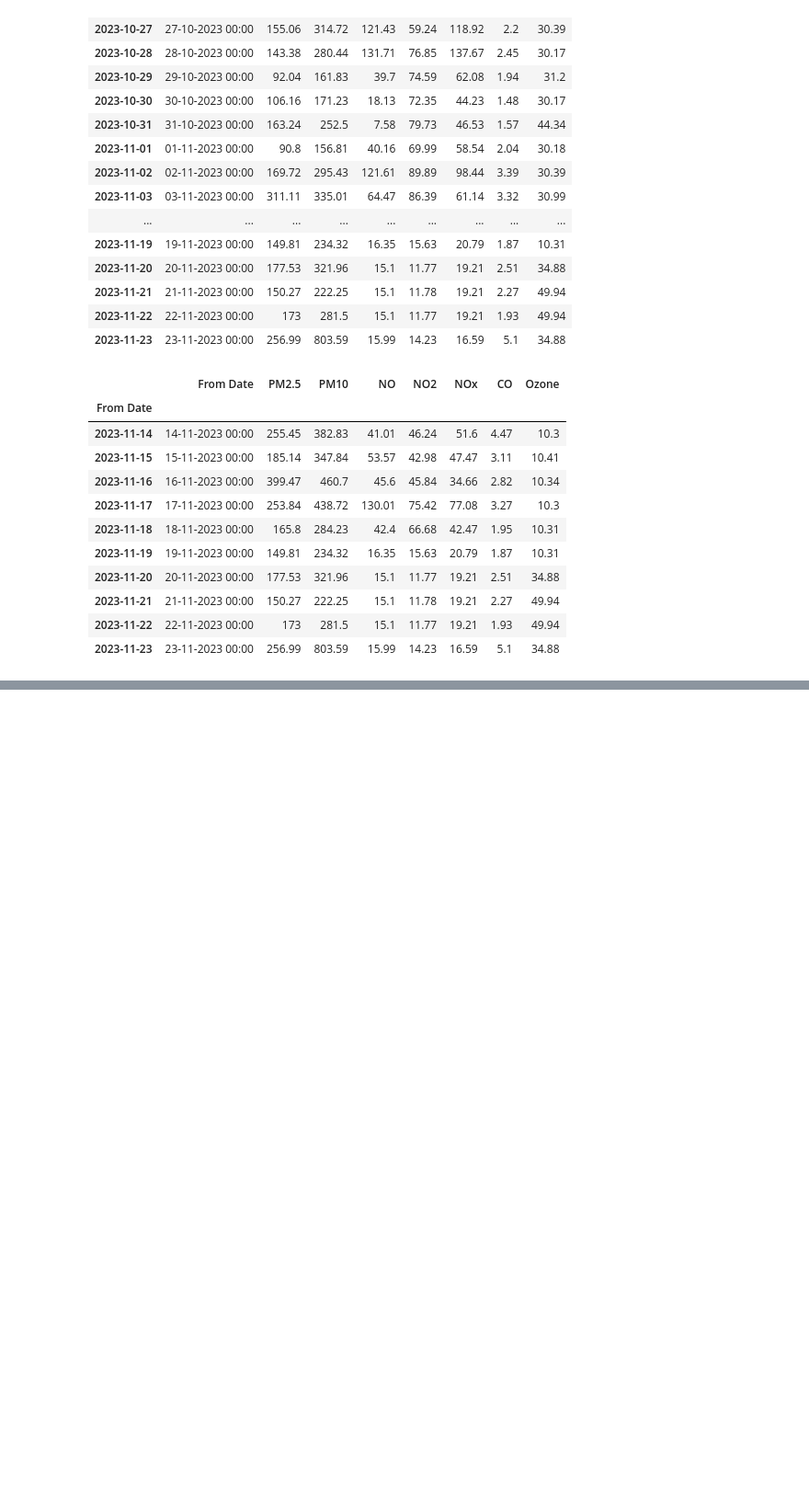
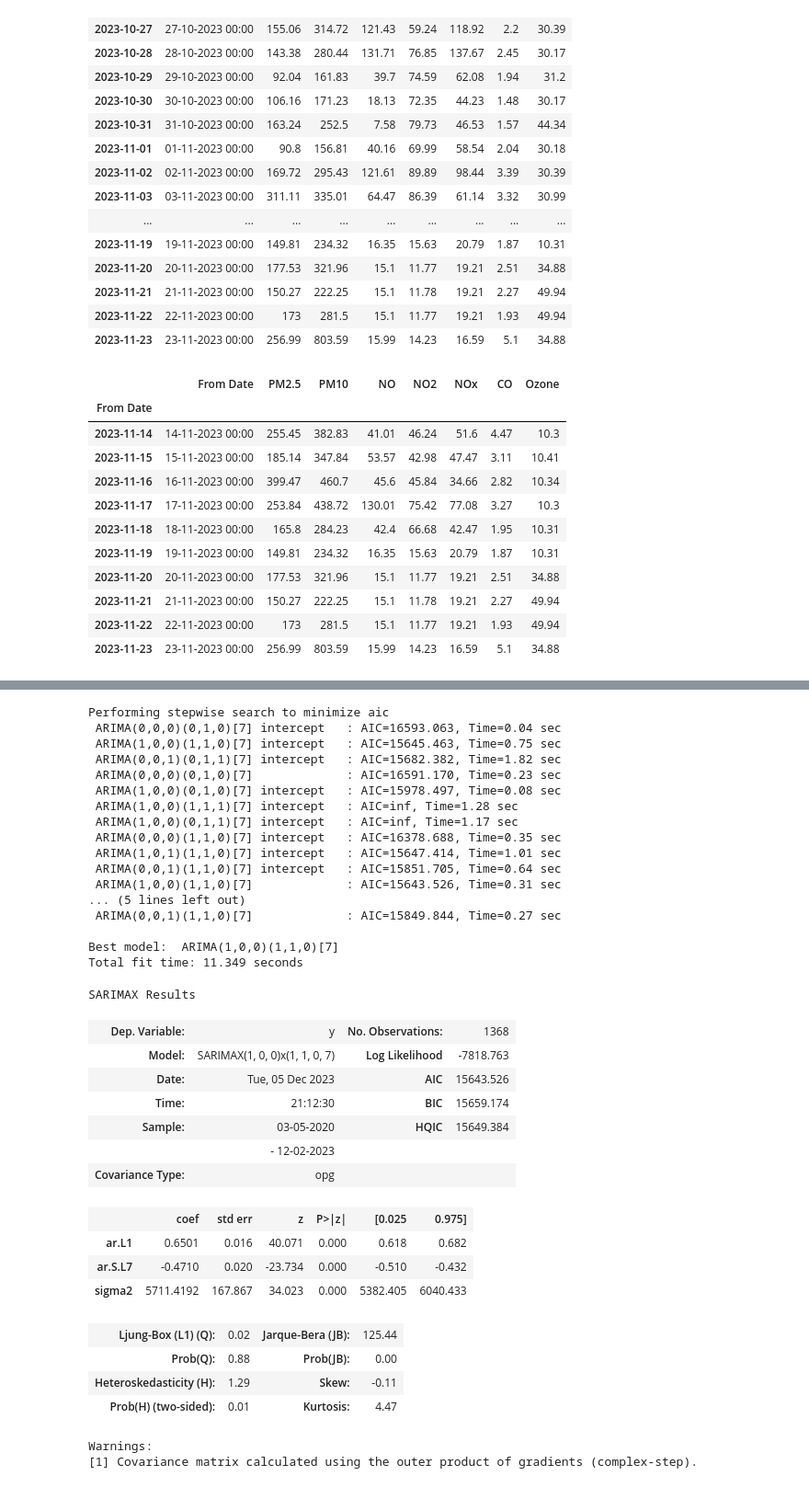
Before and after one commit to Bomma-Pranay/Analysing-Air-Quality-Index-using-Machine-Learning, a Jupyter notebook: ipynotebooks/Forecasting_time_series/scratch1.ipynb, the cells around one changed output, grey strips where cells are left out. Shown at 92% size. Cells and saved outputs as stored; diff of their text form; code cells hidden in the pictures; blank space fills up the shorter version.

Commit message:
tested various models and added retrain model function

```diff
--- a/ipynotebooks/Forecasting_time_series/scratch1.ipynb
+++ b/ipynotebooks/Forecasting_time_series/scratch1.ipynb
@@ -183,0 +203,6 @@ sector_51[datetime(2023,11,14):]
+# %%
+df.set_index('Date', inplace=True)
+# %%
+df.drop(columns=['Unnamed: 0'], inplace=True)
+# %%
+df.index = pd.to_datetime(df.index)
@@ -183,0 +226,59 @@ sector_51[datetime(2023,11,14):]
+# %%
+stepwise_fit = auto_arima(
+    df['AQI'],
+    suppress_warnings=True,
+    d=0,  # non-seasonal difference order
+    start_p=0,  # initial guess for p
+    start_q=0,  # initial guess for q
+    max_p=1,  # max value of p to test
+    max_q=1,  # max value of q to test
+    seasonal=True,  # is the time series seasonal? YES
+    m=7,  # the seasonal period
+    maxiter = 100,
+    D=1, # seasonal difference order
+    start_P=0,  # initial guess for P
+    start_Q=0,  # initial guess for Q
+    max_P=1,  # max value of P to test
+    max_Q=1,  # max value of Q to test
+    information_criterion='aic',# used to select best model
+    trace=True,  # print results while training
+#     error_action='ignore',  # ignore orders that don't work
+#     stepwise=True  # apply intelligent order search
+)
+stepwise_fit.summary()
+# %% [output]
+Performing stepwise search to minimize aic
+ ARIMA(0,0,0)(0,1,0)[7] intercept   : AIC=16593.063, Time=0.04 sec
+ ARIMA(1,0,0)(1,1,0)[7] intercept   : AIC=15645.463, Time=0.75 sec
+ ARIMA(0,0,1)(0,1,1)[7] intercept   : AIC=15682.382, Time=1.82 sec
+ ARIMA(0,0,0)(0,1,0)[7]             : AIC=16591.170, Time=0.23 sec
+ ARIMA(1,0,0)(0,1,0)[7] intercept   : AIC=15978.497, Time=0.08 sec
+ ARIMA(1,0,0)(1,1,1)[7] intercept   : AIC=inf, Time=1.28 sec
+ ARIMA(1,0,0)(0,1,1)[7] intercept   : AIC=inf, Time=1.17 sec
+ ARIMA(0,0,0)(1,1,0)[7] intercept   : AIC=16378.688, Time=0.35 sec
+ ARIMA(1,0,1)(1,1,0)[7] intercept   : AIC=15647.414, Time=1.01 sec
+ ARIMA(0,0,1)(1,1,0)[7] intercept   : AIC=15851.705, Time=0.64 sec
+ ARIMA(1,0,0)(1,1,0)[7]             : AIC=15643.526, Time=0.31 sec
+... (5 lines left out)
+ ARIMA(0,0,1)(1,1,0)[7]             : AIC=15849.844, Time=0.27 sec
+
+Best model:  ARIMA(1,0,0)(1,1,0)[7]
+Total fit time: 11.349 seconds
+SARIMAX Results
+| Dep. Variable: | y | No. Observations: | 1368 |
+| Model: | SARIMAX(1, 0, 0)x(1, 1, 0, 7) | Log Likelihood | -7818.763 |
+| Date: | Tue, 05 Dec 2023 | AIC | 15643.526 |
+| Time: | 21:12:30 | BIC | 15659.174 |
+| Sample: | 03-05-2020 | HQIC | 15649.384 |
+|  | - 12-02-2023 |  |  |
+| Covariance Type: | opg |  |  |
+|  | coef | std err | z | P>|z| | [0.025 | 0.975] |
+| ar.L1 | 0.6501 | 0.016 | 40.071 | 0.000 | 0.618 | 0.682 |
+| ar.S.L7 | -0.4710 | 0.020 | -23.734 | 0.000 | -0.510 | -0.432 |
+| sigma2 | 5711.4192 | 167.867 | 34.023 | 0.000 | 5382.405 | 6040.433 |
+| Ljung-Box (L1) (Q): | 0.02 | Jarque-Bera (JB): | 125.44 |
+| Prob(Q): | 0.88 | Prob(JB): | 0.00 |
+| Heteroskedasticity (H): | 1.29 | Skew: | -0.11 |
+| Prob(H) (two-sided): | 0.01 | Kurtosis: | 4.47 |
+Warnings:
+[1] Covariance matrix calculated using the outer product of gradients (complex-step).
```
Also changed, not shown: parts of 3 cells of this notebook, 2 other files.
